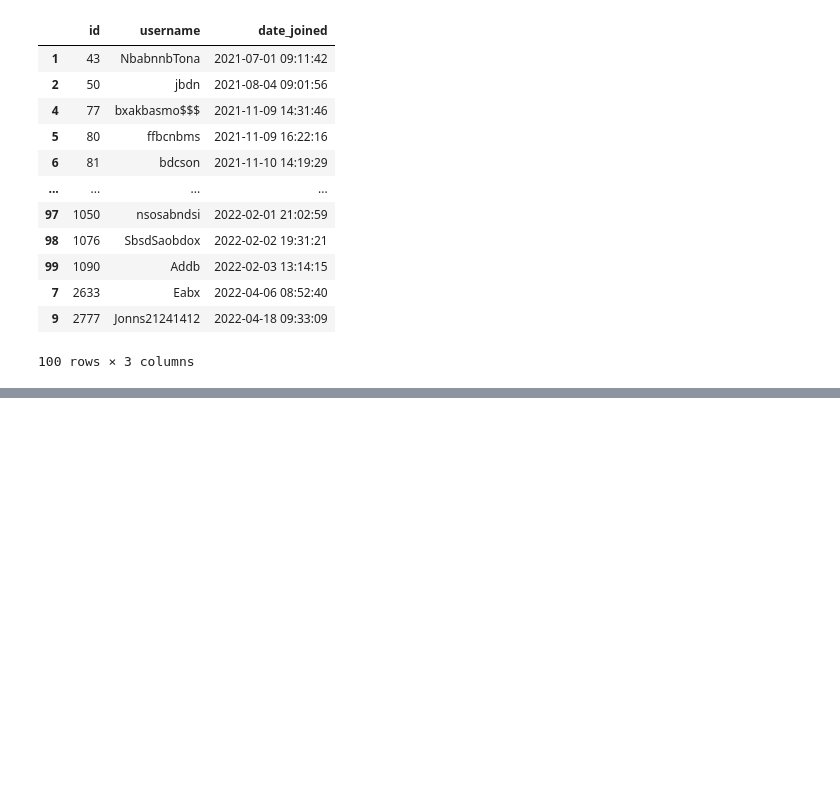
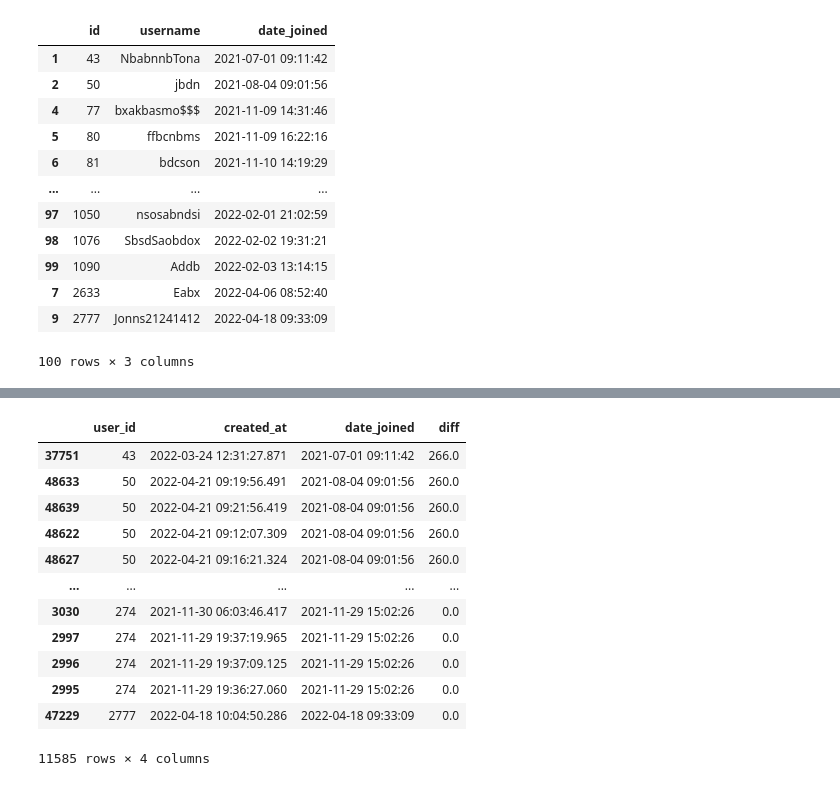
Before and after one commit to alexanderniki/alx-study, a Jupyter notebook: Analytics/Pandas Basics/homework-3.ipynb, the cells around one changed output, grey strips where cells are left out. Saved outputs shown, nothing was run; the diff lists cells and outputs as text; code cells hidden in the pictures; blank space fills up the shorter version.

```diff
--- a/Analytics/Pandas Basics/homework-3.ipynb
+++ b/Analytics/Pandas Basics/homework-3.ipynb
@@ -154,0 +196,17 @@ processed
+# %%
+# Просто проверим, что у нас где-то посчиталась разница
+processed[~processed["date_joined"].isna()].sort_values(by="diff", ascending=False)
+# %% [output]
+|  | user_id | created_at | date_joined | diff |
+| 37751 | 43 | 2022-03-24 12:31:27.871 | 2021-07-01 09:11:42 | 266.0 |
+| 48633 | 50 | 2022-04-21 09:19:56.491 | 2021-08-04 09:01:56 | 260.0 |
+| 48639 | 50 | 2022-04-21 09:21:56.419 | 2021-08-04 09:01:56 | 260.0 |
+| 48622 | 50 | 2022-04-21 09:12:07.309 | 2021-08-04 09:01:56 | 260.0 |
+| 48627 | 50 | 2022-04-21 09:16:21.324 | 2021-08-04 09:01:56 | 260.0 |
+| ... | ... | ... | ... | ... |
+| 3030 | 274 | 2021-11-30 06:03:46.417 | 2021-11-29 15:02:26 | 0.0 |
+| 2997 | 274 | 2021-11-29 19:37:19.965 | 2021-11-29 15:02:26 | 0.0 |
+| 2996 | 274 | 2021-11-29 19:37:09.125 | 2021-11-29 15:02:26 | 0.0 |
+| 2995 | 274 | 2021-11-29 19:36:27.060 | 2021-11-29 15:02:26 | 0.0 |
+| 47229 | 2777 | 2022-04-18 10:04:50.286 | 2022-04-18 09:33:09 | 0.0 |
+11585 rows × 4 columns
```
Also changed, not shown: parts of 10 cells of this notebook, 1 other file.
